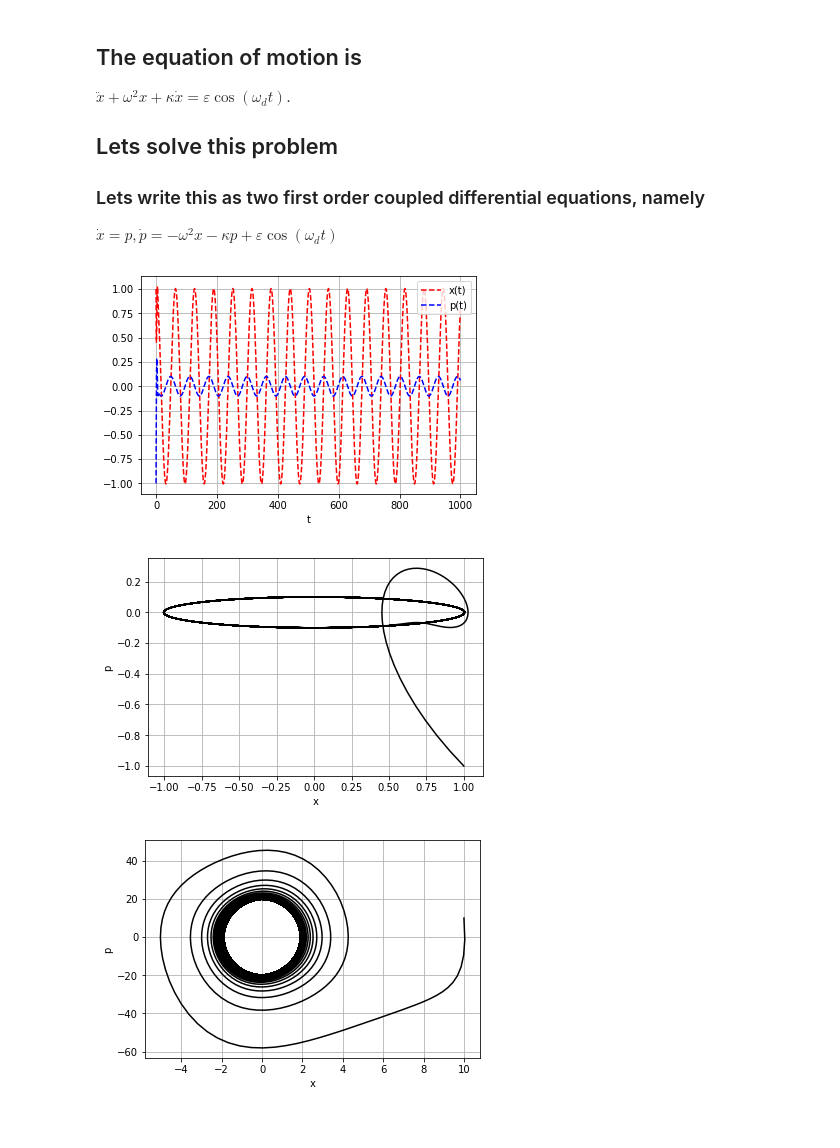
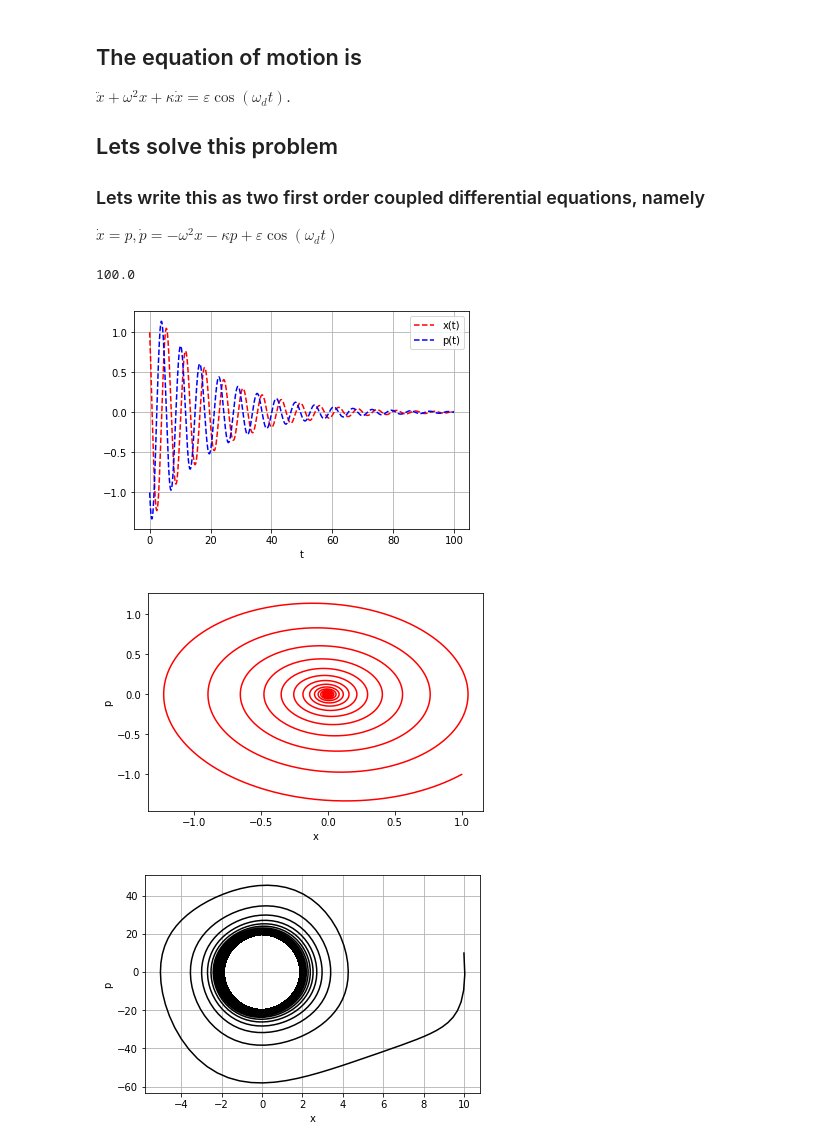
Before and after one commit to vinjanampathy/PH413, a Jupyter notebook: 5. Damped Harmonic Oscillator, vdP.ipynb, the cells around one changed output. Drawn from its saved outputs; the diff is of its cells as text; code cells hidden in the pictures.

```diff
--- a/5. Damped Harmonic Oscillator, vdP.ipynb
+++ b/5. Damped Harmonic Oscillator, vdP.ipynb
@@ -34,11 +36,15 @@ x0 = 1.
 p0 = -1.
 z0=[x0,p0]
 
-ω, ω_d, κ, ɛ = 1., 1., 0.1, 1.
+ω, ω_d, κ, ɛ = 1., 1., 0.1, 0.
 # %%
-t = np.linspace(0,1000,10**4)
+t = np.linspace(0,100,10**4)
+# %%
+t[-1]
+# %% [output]
+100.0
 # %%
-z = odeint(Damped_SHO_derivative,z0,t,args=(ω,κ,ɛ,ω_d))
+z = odeint(Damped_SHO_derivative,z0,t,args=(ω,ω_d,κ,ɛ))
 # %%
 
 plt.plot(t, z[:, 0], 'r--', label='x(t)')
@@ -49,15 +55,15 @@ plt.xlabel('t')
 plt.grid()
 plt.show()
 # %% [output]
-[figure, old version]
+[figure, new version]
 # %%
-plt.plot(z[:, 0],z[:, 1],'k-')
+plt.plot(z[:, 0],z[:, 1],'r-')
 plt.xlabel('x')
 plt.ylabel('p')
-plt.grid()
+#plt.grid()
 plt.show()
 # %% [output]
-[figure, old version]
+[figure, new version]
 # %%
 def vdp(z, t, ω, ω_d, κ, ɛ): # Returns ẋ and ṗ for SHO.
     x = z[0]
```
Also changed, not shown: parts of 1 cell of this notebook, 2 other files.
